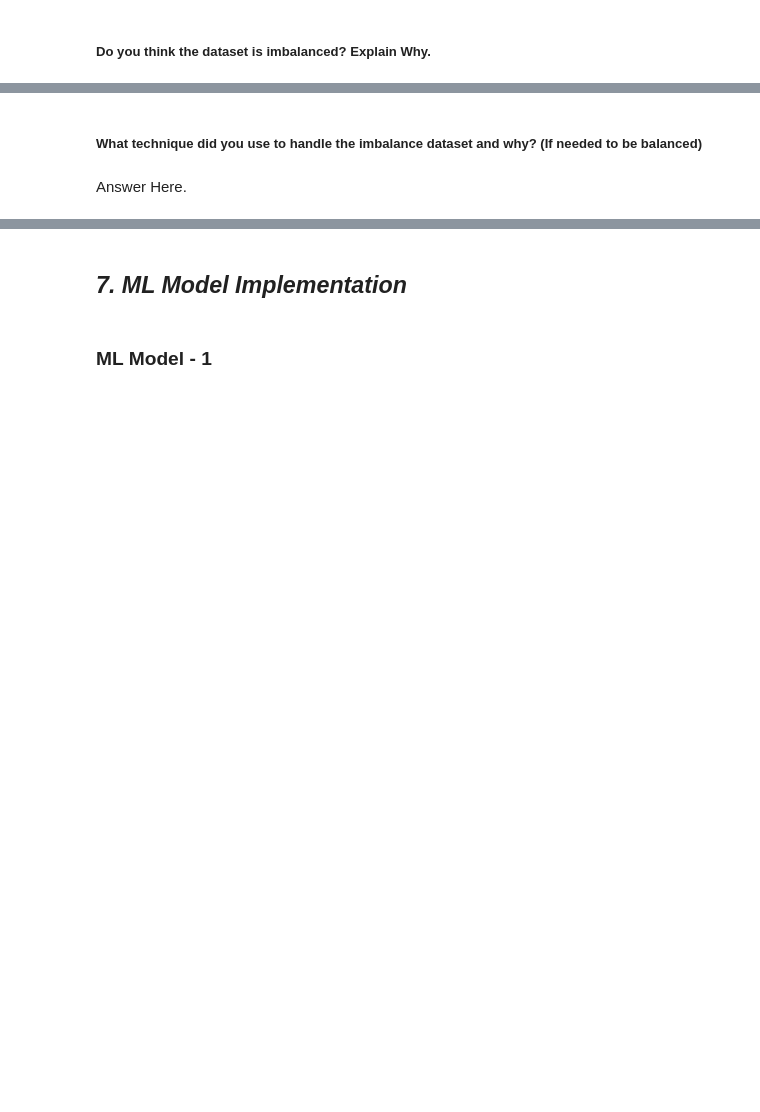
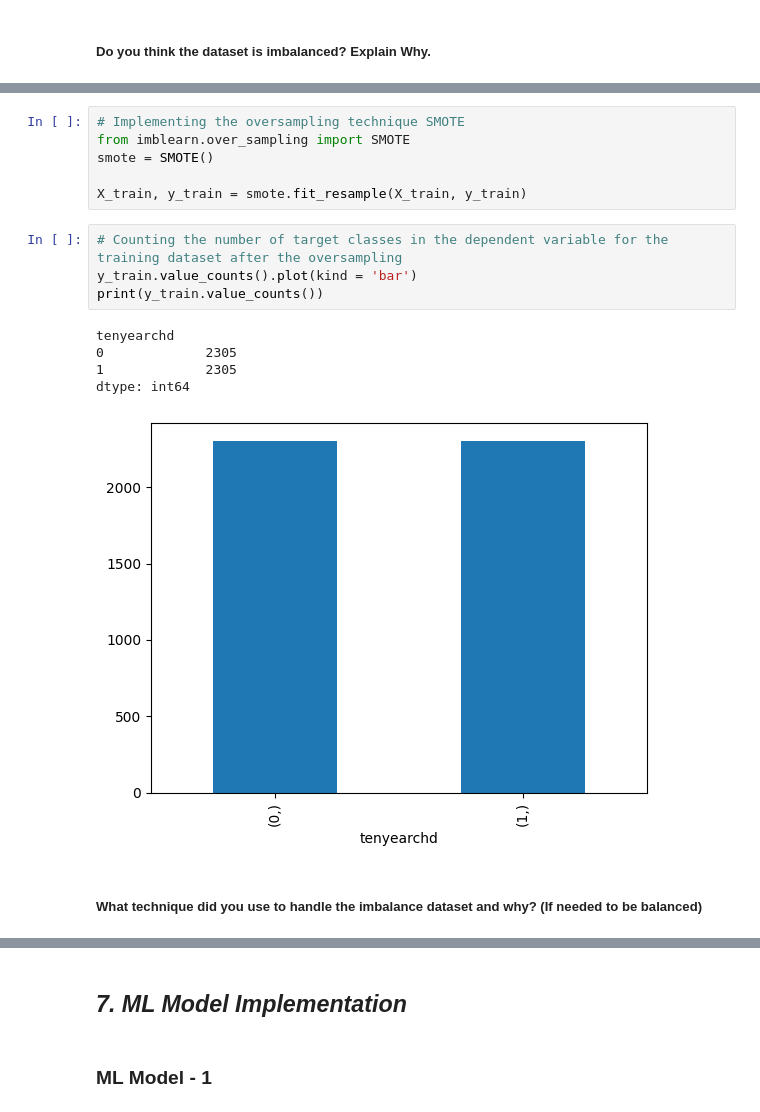
Before and after one commit to dipankarsahu1000/Cardiovascular-Risk-Prediction, a Jupyter notebook: Cardiovascular_Risk_Prediction.ipynb, the cells around one changed output, grey strips where cells are left out. Drawn from its saved outputs; the diff is of its cells as text; blank space fills up the shorter version.

```diff
--- a/Cardiovascular_Risk_Prediction.ipynb
+++ b/Cardiovascular_Risk_Prediction.ipynb
@@ -890,4 +898,18 @@ Answer Here.
+# %%
+# Implementing the oversampling technique SMOTE
+from imblearn.over_sampling import SMOTE
+smote = SMOTE()
+
+X_train, y_train = smote.fit_resample(X_train, y_train)
+# %%
+# Counting the number of target classes in the dependent variable for the training dataset after the oversampling
+y_train.value_counts().plot(kind = 'bar')
+print(y_train.value_counts())
+# %% [output]
+tenyearchd
+0             2305
+1             2305
+dtype: int64
+[figure, added]
 # %% [markdown]
 ##### What technique did you use to handle the imbalance dataset and why? (If needed to be balanced)
-# %% [markdown]
-Answer Here.
```
Also changed, not shown: parts of 6 cells of this notebook.
